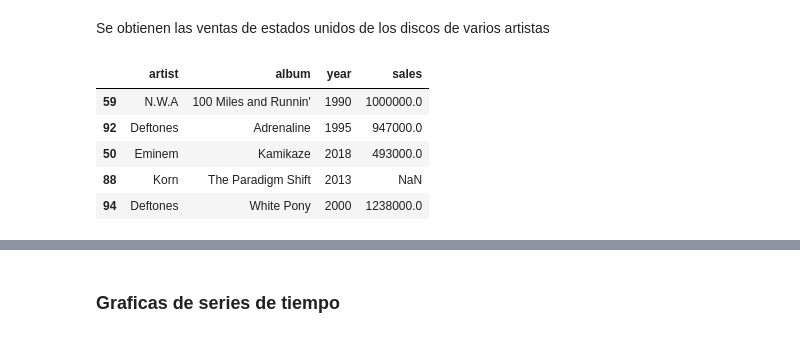
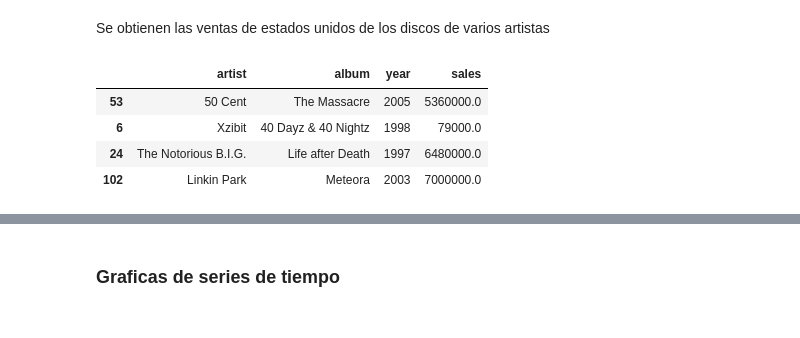
Before and after one commit to Pmz94/data-science, a Jupyter notebook: graficas.ipynb, the cells around one changed output, grey strips where cells are left out. Cells and saved outputs as stored; diff of their text form; code cells hidden in the pictures.

```diff
--- a/graficas.ipynb
+++ b/graficas.ipynb
@@ -15,14 +13,13 @@ import matplotlib.dates as mdates
 Se obtienen las ventas de estados unidos de los discos de varios artistas
 # %%
 discos = pd.read_csv('./conjunto_datos/records_us_sales.csv')
-discos.sample(5)
+discos.sample(4)
 # %% [output]
 |  | artist | album | year | sales |
-| 59 | N.W.A | 100 Miles and Runnin' | 1990 | 1000000.0 |
-| 92 | Deftones | Adrenaline | 1995 | 947000.0 |
-| 50 | Eminem | Kamikaze | 2018 | 493000.0 |
-| 88 | Korn | The Paradigm Shift | 2013 | NaN |
-| 94 | Deftones | White Pony | 2000 | 1238000.0 |
+| 53 | 50 Cent | The Massacre | 2005 | 5360000.0 |
+| 6 | Xzibit | 40 Dayz & 40 Nightz | 1998 | 79000.0 |
+| 24 | The Notorious B.I.G. | Life after Death | 1997 | 6480000.0 |
+| 102 | Linkin Park | Meteora | 2003 | 7000000.0 |
 # %%
 # cuantos discos del 2000 hay?
 len(discos[(discos['year'] == 2000)])
```
Also changed, not shown: parts of 5 cells of this notebook, 6 other files.
